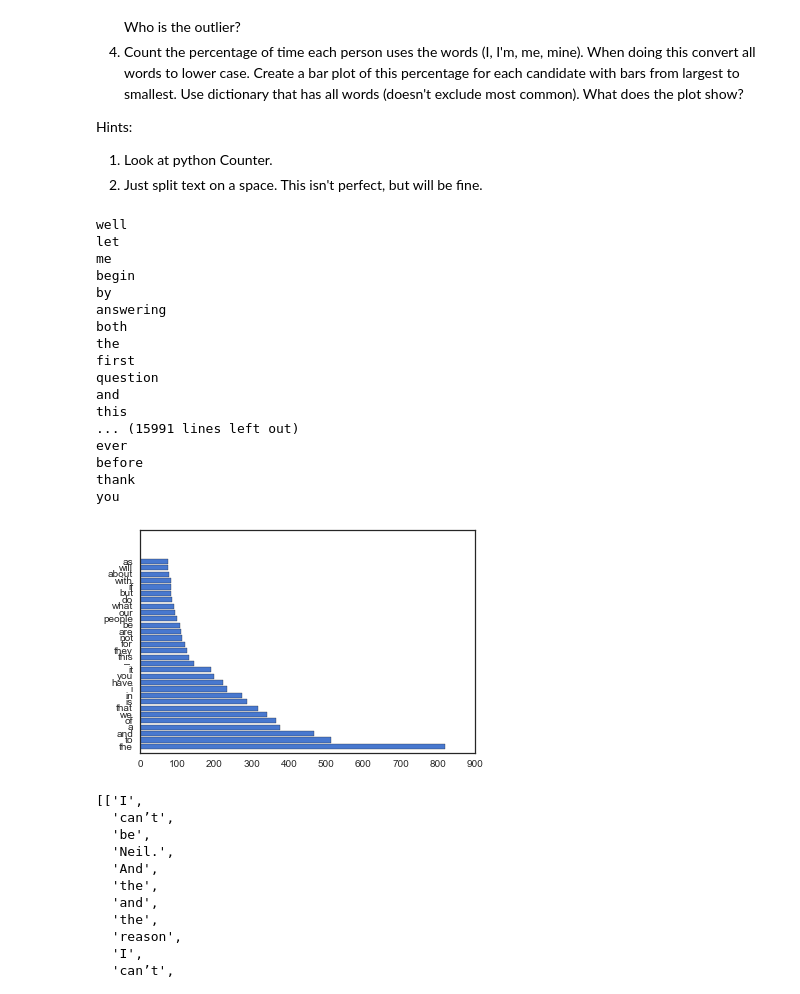
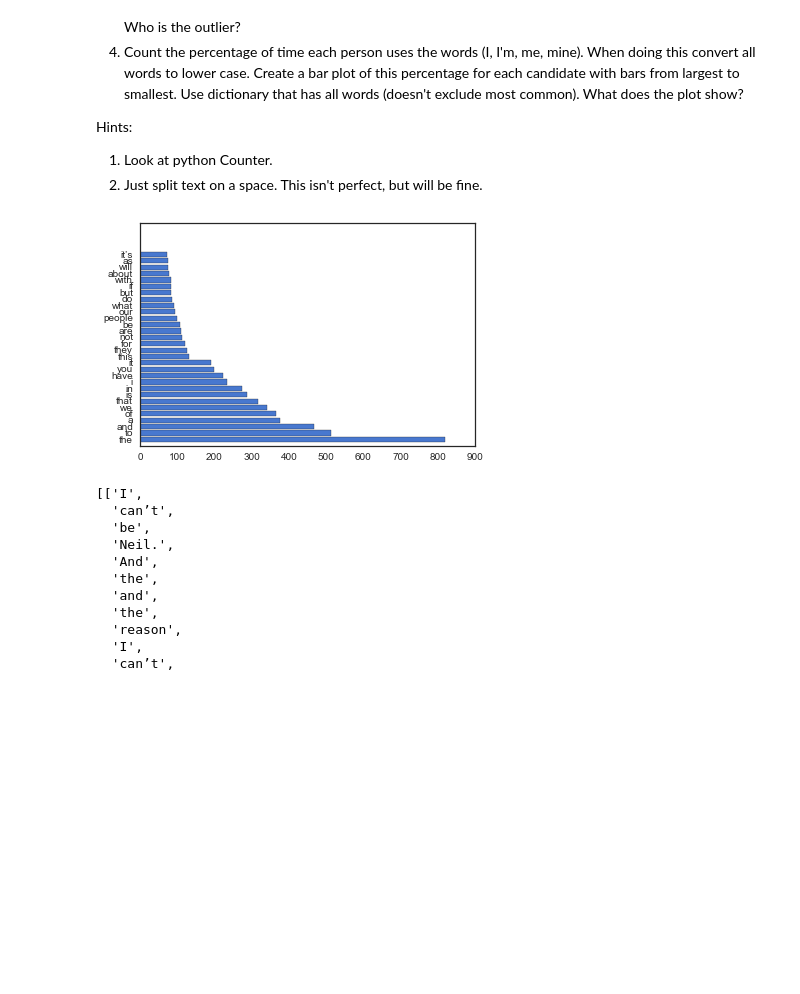
Before and after one commit to mghodges/HW2, a Jupyter notebook: Group4_HW2.ipynb, the cells around one changed output. Saved outputs shown, nothing was run; the diff lists cells and outputs as text; code cells hidden in the pictures; blank space fills up the shorter version.

```diff
--- a/Group4_HW2.ipynb
+++ b/Group4_HW2.ipynb
@@ -96,54 +96,36 @@ def no_punct_or_cap(word):
         word= word.lower()
         #word= word.replace('-','')
         for p in list(punctuation):
              word=word.replace(p,'')
         return word
 
 cnt = Counter()
 
 for candidates in speaker_dict:
     for lists in speaker_dict[candidates]:
-        #lists.remove('--');
         for words in lists:
-            words.rstrip("-")
+            words = words.replace('—', '')
             words = no_punct_or_cap(words)
-            print(words)
+            #print(words)
             cnt[words]+=1
 
 data = cnt.most_common(30)
 #histogram(c, bins = 30)
 
 frequency = []
 words = []
 
 for line in data:
     frequency.append(line[1])
     words.append(line[0])
 
 y_axis = np.arange(1, len(words) + 1, 1)
 
 plt.barh(y_axis, frequency, align='center')
 plt.yticks(y_axis, words)
 plt.show()
 # %% [output]
-well
-let
-me
-begin
-by
-answering
-both
-the
-first
-question
-and
-this
-... (15991 lines left out)
-ever
-before
-thank
-you
-[figure, old version]
+[figure, new version]
 # %%
 speaker_dict['TRUMP']
 # %% [output]
```
